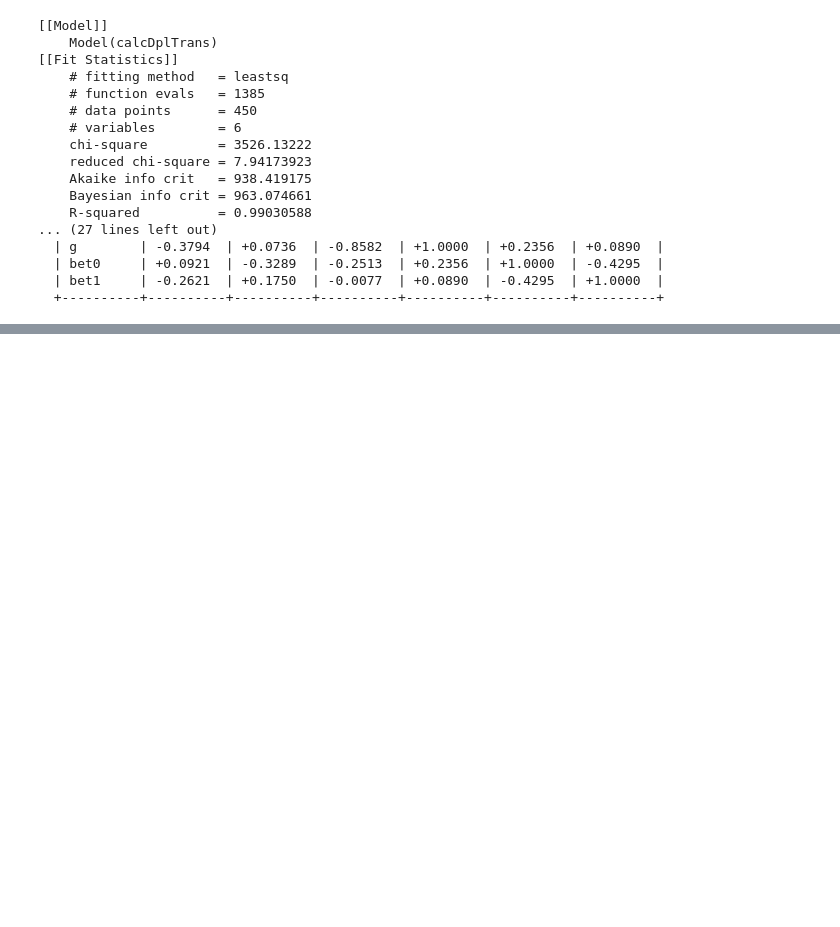
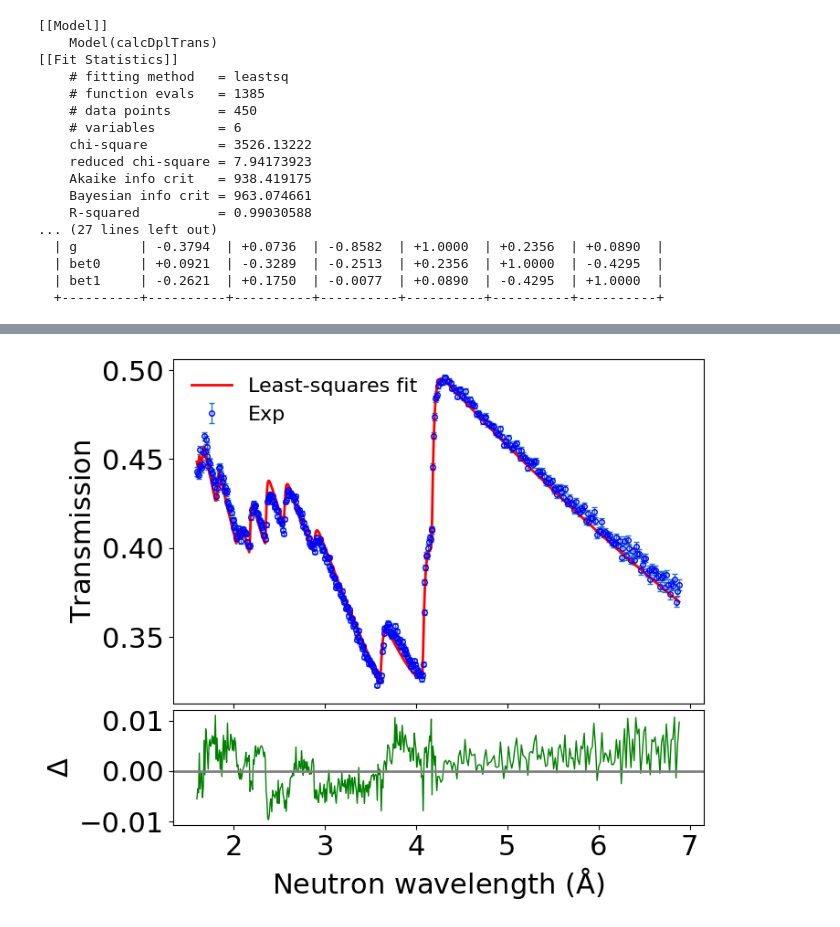
Before and after one commit to XuShuqi7/NCrystal-based_Neutron_Imaging_Fitting_Script, a Jupyter notebook: Fit_trans.ipynb, the cells around one changed output, grey strips where cells are left out. Drawn from its saved outputs; the diff is of its cells as text; code cells hidden in the pictures; blank space fills up the shorter version.

```diff
--- a/Fit_trans.ipynb
+++ b/Fit_trans.ipynb
@@ -1046,0 +954,46 @@ fig.show()
+# %%
+fig, (ax1, ax2) = plt.subplots(2, 1, figsize=(7, 6),
+                               sharex=True,
+                               gridspec_kw={'height_ratios': [0.75, 0.25], 'hspace': 0.03})
+
+# Top subplot: Data with error bars and fit line
+ax1.errorbar(trans_exp[:, 0], trans_exp[:, 1], yerr=trans_exp[:, 2],
+             fmt='o', markerfacecolor='none', markeredgecolor='blue',
+             markersize=4, capsize=2, capthick=1, elinewidth=1,
+             label='Exp')
+
+ax1.plot(trans_exp[:, 0], result.best_fit,
+         color='red', linewidth=2,
+         label='Least-squares fit')
+
+# Bottom subplot: Residuals
+ax2.plot(trans_exp[:, 0], trans_exp[:, 1] - result.best_fit,
+         color='green', linewidth=1)
+ax2.axhline(y=0., color='grey', linewidth=2)
+
+# Configure x-axis
+ax2.set_xlabel(r'$\mathrm{Neutron\ wavelength\ (\AA)}$', fontsize=22, fontfamily='Times New Roman')
+
+ax1.tick_params(labelsize=22)
+ax2.tick_params(labelsize=22)
+
+# Configure y-axes
+ax1.set_ylabel(r'$\mathrm{Transmission}$', fontsize=22, fontfamily='Times New Roman')
+ax2.set_ylabel(r'$\Delta$', fontsize=22, fontfamily='Times New Roman')
+
+# Legend (similar to your Plotly settings)
+ax1.legend(loc='upper left', frameon=True, framealpha=0,
+          edgecolor='black', facecolor='white', fontsize=16)
+
+# Set transparent background
+fig.patch.set_alpha(0)
+ax1.patch.set_alpha(0)
+ax2.patch.set_alpha(0)
+
+# Adjust layout margins
+plt.tight_layout()
+plt.subplots_adjust(left=0.12, right=0.95, bottom=0.1, top=0.95)
+
+# Show/save the figure
+plt.show()
+# %% [output]
@@ -1046,0 +1003 @@ fig.show()
+[figure, added]
```
Also changed, not shown: parts of 6 cells of this notebook.
